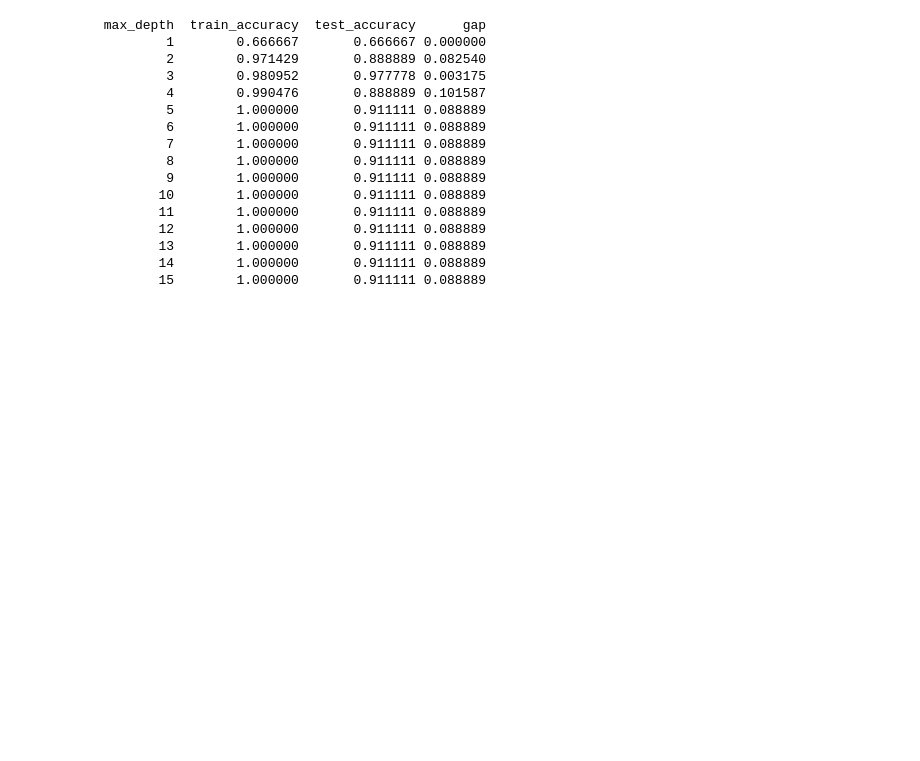
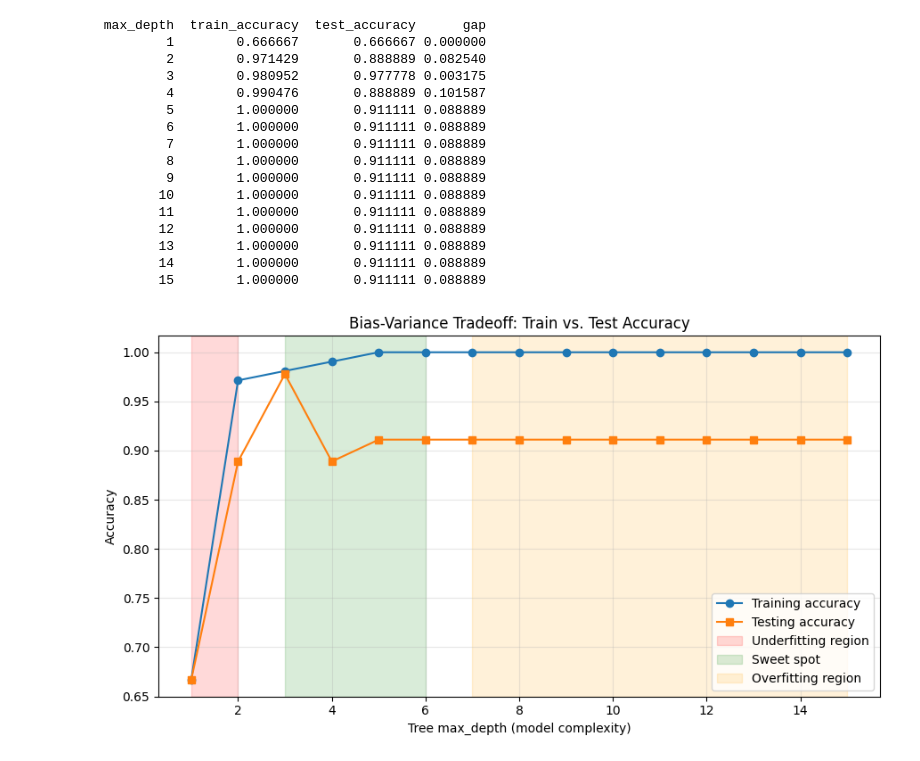
Before and after one commit to http-hades/FUNDAI-Laboratories-WAPER, a Jupyter notebook: Lab7_Into_to_ML_WAPER.ipynb, the cells around one changed output. Drawn from its saved outputs; the diff is of its cells as text; code cells hidden in the pictures; blank space fills up the shorter version.

```diff
--- a/Lab7_Into_to_ML_WAPER.ipynb
+++ b/Lab7_Into_to_ML_WAPER.ipynb
@@ -252,3 +242,22 @@ print(sweep_table.to_string(index=False))
         13        1.000000       0.911111 0.088889
         14        1.000000       0.911111 0.088889
         15        1.000000       0.911111 0.088889
+# %%
+plt.figure(figsize=(9, 5))
+
+plt.plot(depth_values, train_scores, marker="o", label="Training accuracy")
+plt.plot(depth_values, test_scores, marker="s", label="Testing accuracy")
+
+plt.axvspan(1, 2, alpha=0.15, color="red", label="Underfitting region")
+plt.axvspan(3, 6, alpha=0.15, color="green", label="Sweet spot")
+plt.axvspan(7, 15, alpha=0.15, color="orange", label="Overfitting region")
+
+plt.xlabel("Tree max_depth (model complexity)")
+plt.ylabel("Accuracy")
+plt.title("Bias-Variance Tradeoff: Train vs. Test Accuracy")
+plt.legend(loc="lower right")
+plt.grid(alpha=0.3)
+plt.tight_layout()
+plt.show()
+# %% [output]
+[figure, added]
```
Also changed, not shown: parts of 18 cells of this notebook.
